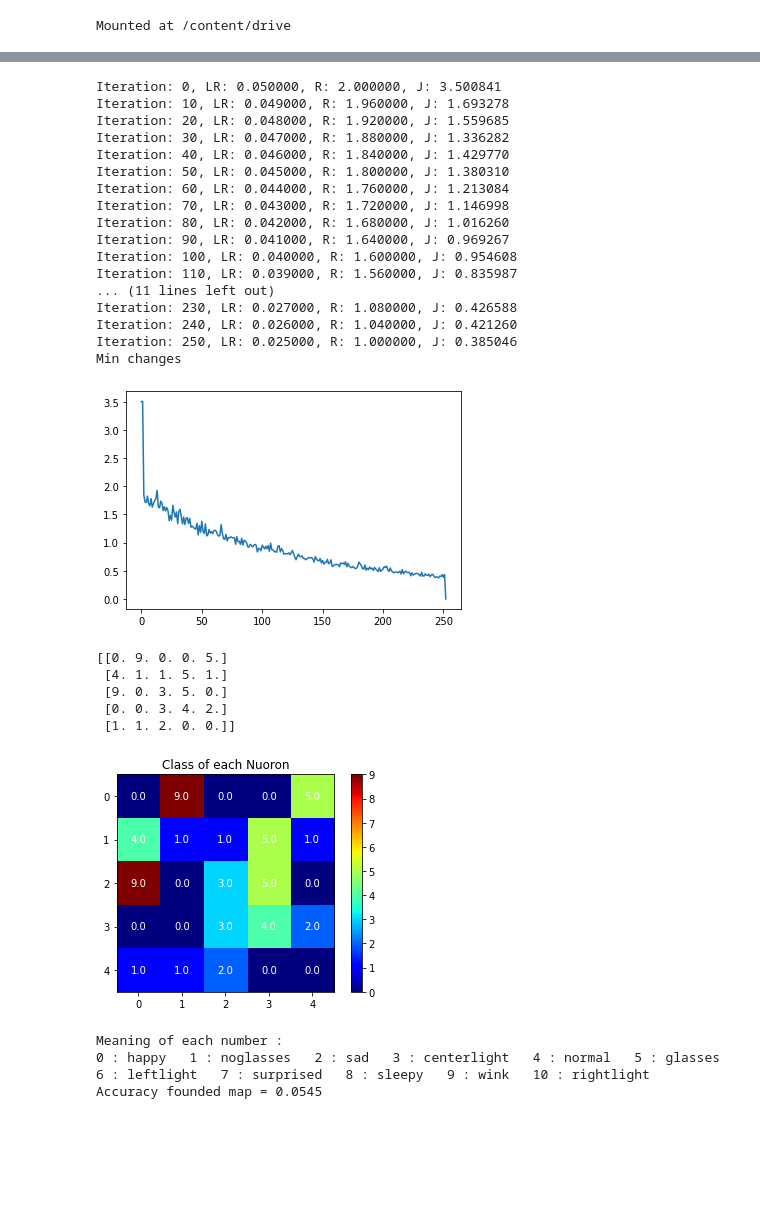
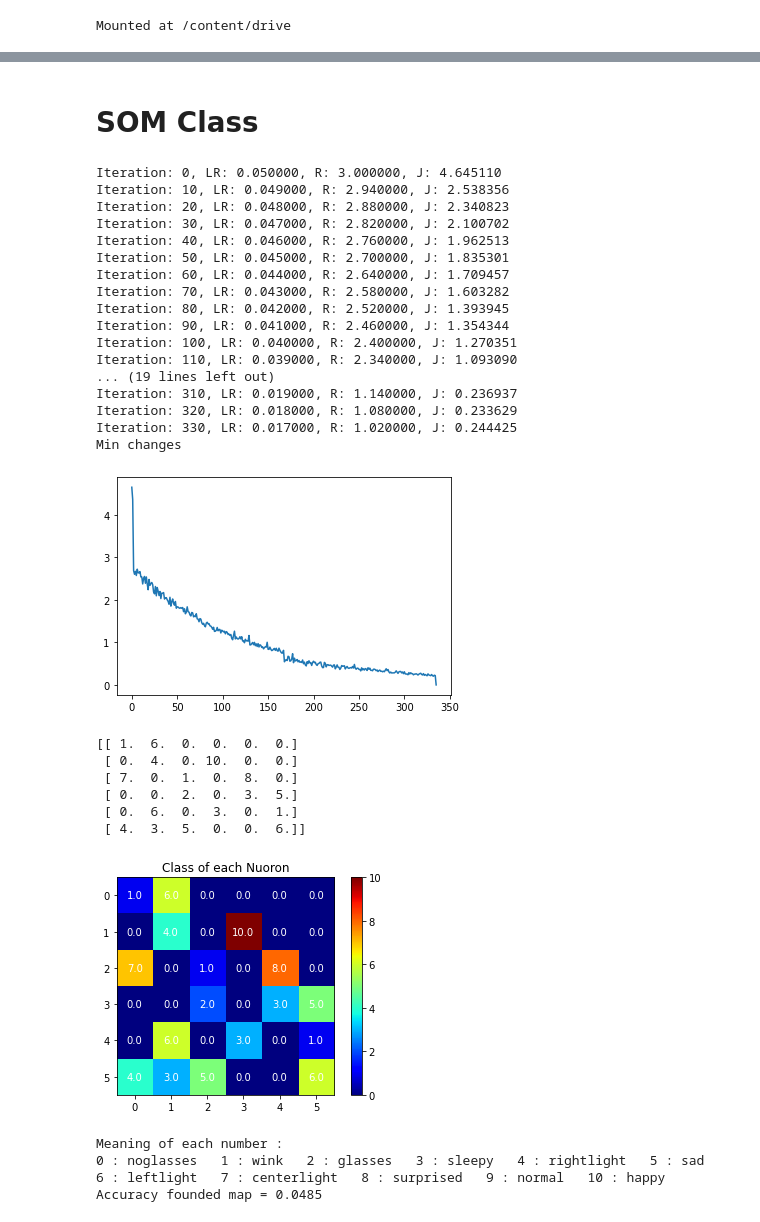
Before and after one commit to ZahraDehghanian97/Self_Organizing_Map, a Jupyter notebook: SOFM.ipynb, the cells around one changed output, grey strips where cells are left out. Drawn from its saved outputs; the diff is of its cells as text; code cells hidden in the pictures; blank space fills up the shorter version.

```diff
--- a/SOFM.ipynb
+++ b/SOFM.ipynb
@@ -59,3 +65,5 @@ print(y)
+# %% [markdown]
+# **SOM Class**
 # %%
 class SOM:
     def __init__(self,data, map_size,dir_map="not load from file", lr = 0.05):
@@ -160,57 +168,58 @@ class SOM:
       y_pred = []
       for x in X :
         index = self.find_winner(x)
         y_pred.append(self.scores[index[0],index[1]])
       return accuracy_score(y,y_pred)
 
 
-m_size = 5
+m_size = 6
 dir_map = '/content/drive/MyDrive/Colab Notebooks/map'+str(m_size)+'*'+str(m_size)+'.txt'
 
 # train SOM Net
 som_net = SOM(data = X,map_size = [m_size,m_size,n_features])
 Js = som_net.train(X, y,dir_map, T = 500)
 plt.plot(Js)
 plt.show()
 
 # # reload saved model
 # som_net = SOM(data = X,dir_map = dir_map,map_size = [m_size,m_size,n_features])
 
 # visualize founded Neurons
 som_net.visualize(X, y)
 print("Meaning of each number :")
 s = ""
 for i in range(len(unique_value)):
   s = s + str(i) + " : "+unique_value[i]+"   "
 print(s)
 
 # print accuracy founded model
 print("Accuracy founded map = "+str(round(som_net.compute_score(X,y),4)))
 # %% [output]
-Iteration: 0, LR: 0.050000, R: 2.000000, J: 3.500841
-Iteration: 10, LR: 0.049000, R: 1.960000, J: 1.693278
-Iteration: 20, LR: 0.048000, R: 1.920000, J: 1.559685
-Iteration: 30, LR: 0.047000, R: 1.880000, J: 1.336282
-Iteration: 40, LR: 0.046000, R: 1.840000, J: 1.429770
-Iteration: 50, LR: 0.045000, R: 1.800000, J: 1.380310
-Iteration: 60, LR: 0.044000, R: 1.760000, J: 1.213084
-Iteration: 70, LR: 0.043000, R: 1.720000, J: 1.146998
-Iteration: 80, LR: 0.042000, R: 1.680000, J: 1.016260
-Iteration: 90, LR: 0.041000, R: 1.640000, J: 0.969267
-Iteration: 100, LR: 0.040000, R: 1.600000, J: 0.954608
-Iteration: 110, LR: 0.039000, R: 1.560000, J: 0.835987
-... (11 lines left out)
-Iteration: 230, LR: 0.027000, R: 1.080000, J: 0.426588
-Iteration: 240, LR: 0.026000, R: 1.040000, J: 0.421260
-Iteration: 250, LR: 0.025000, R: 1.000000, J: 0.385046
+Iteration: 0, LR: 0.050000, R: 3.000000, J: 4.645110
+Iteration: 10, LR: 0.049000, R: 2.940000, J: 2.538356
+Iteration: 20, LR: 0.048000, R: 2.880000, J: 2.340823
+Iteration: 30, LR: 0.047000, R: 2.820000, J: 2.100702
+Iteration: 40, LR: 0.046000, R: 2.760000, J: 1.962513
+Iteration: 50, LR: 0.045000, R: 2.700000, J: 1.835301
+Iteration: 60, LR: 0.044000, R: 2.640000, J: 1.709457
+Iteration: 70, LR: 0.043000, R: 2.580000, J: 1.603282
+Iteration: 80, LR: 0.042000, R: 2.520000, J: 1.393945
+Iteration: 90, LR: 0.041000, R: 2.460000, J: 1.354344
+Iteration: 100, LR: 0.040000, R: 2.400000, J: 1.270351
+Iteration: 110, LR: 0.039000, R: 2.340000, J: 1.093090
+... (19 lines left out)
+Iteration: 310, LR: 0.019000, R: 1.140000, J: 0.236937
+Iteration: 320, LR: 0.018000, R: 1.080000, J: 0.233629
+Iteration: 330, LR: 0.017000, R: 1.020000, J: 0.244425
 Min changes
-[figure, old version]
+[figure, new version]
-[[0. 9. 0. 0. 5.]
- [4. 1. 1. 5. 1.]
- [9. 0. 3. 5. 0.]
- [0. 0. 3. 4. 2.]
- [1. 1. 2. 0. 0.]]
+[[ 1.  6.  0.  0.  0.  0.]
+ [ 0.  4.  0. 10.  0.  0.]
+ [ 7.  0.  1.  0.  8.  0.]
+ [ 0.  0.  2.  0.  3.  5.]
+ [ 0.  6.  0.  3.  0.  1.]
+ [ 4.  3.  5.  0.  0.  6.]]
-[figure, old version]
+[figure, new version]
 Meaning of each number :
-0 : happy   1 : noglasses   2 : sad   3 : centerlight   4 : normal   5 : glasses   6 : leftlight   7 : surprised   8 : sleepy   9 : wink   10 : rightlight
-Accuracy founded map = 0.0545
+0 : noglasses   1 : wink   2 : glasses   3 : sleepy   4 : rightlight   5 : sad   6 : leftlight   7 : centerlight   8 : surprised   9 : normal   10 : happy
+Accuracy founded map = 0.0485
```
Also changed, not shown: parts of 13 cells of this notebook.
